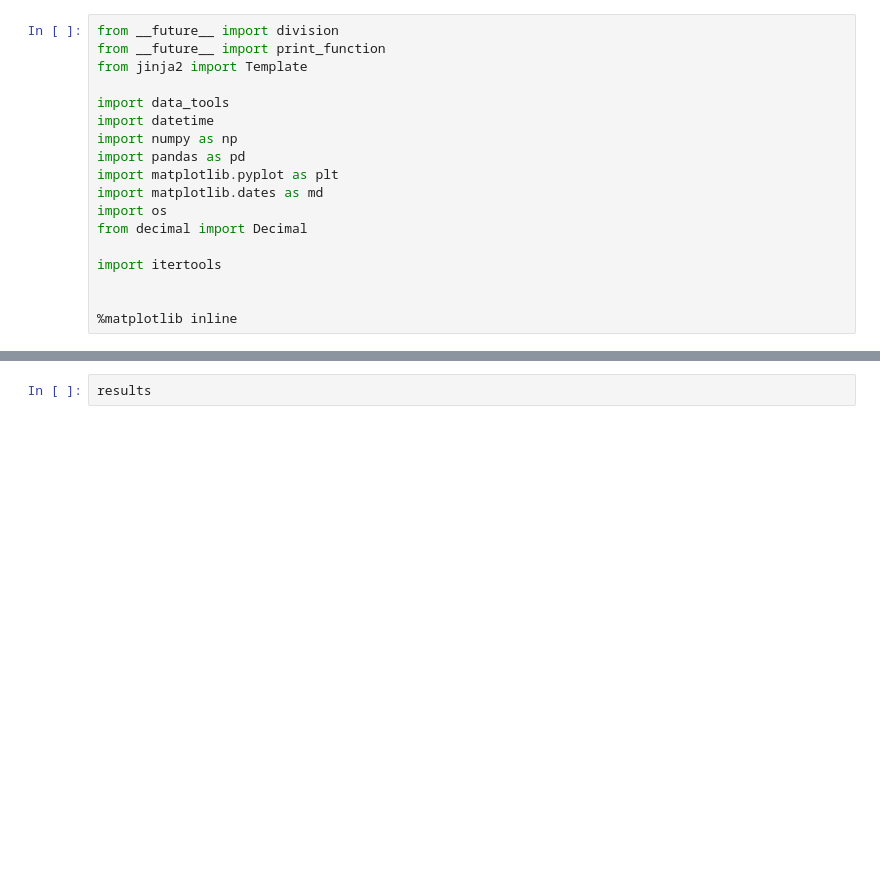
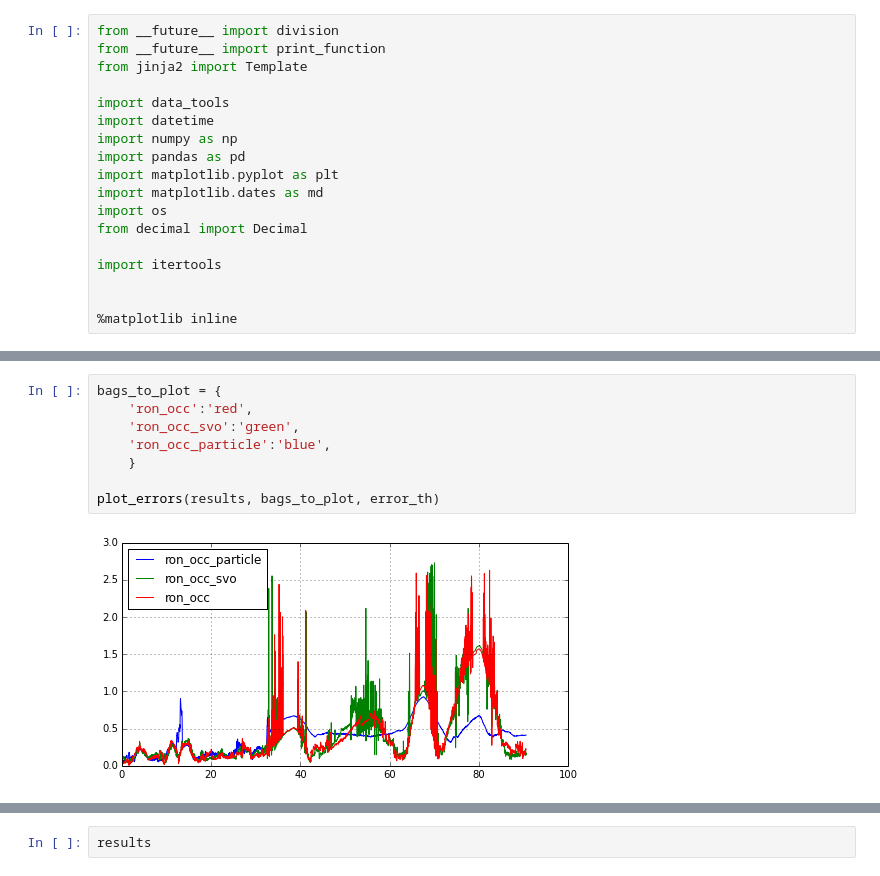
Before and after one commit to ruffsl/my_ros_scripts, a Jupyter notebook: plots/plot_object_error.ipynb, the cells around one changed output, grey strips where cells are left out. Drawn from its saved outputs; the diff is of its cells as text; blank space fills up the shorter version.

```diff
--- a/plots/plot_object_error.ipynb
+++ b/plots/plot_object_error.ipynb
@@ -159,0 +228,10 @@ ron_occ :
+# %%
+bags_to_plot = {
+    'ron_occ':'red',
+    'ron_occ_svo':'green',
+    'ron_occ_particle':'blue',
+    }
+
+plot_errors(results, bags_to_plot, error_th)
+# %% [output]
+[figure, added]
```
Also changed, not shown: parts of 14 cells of this notebook.
